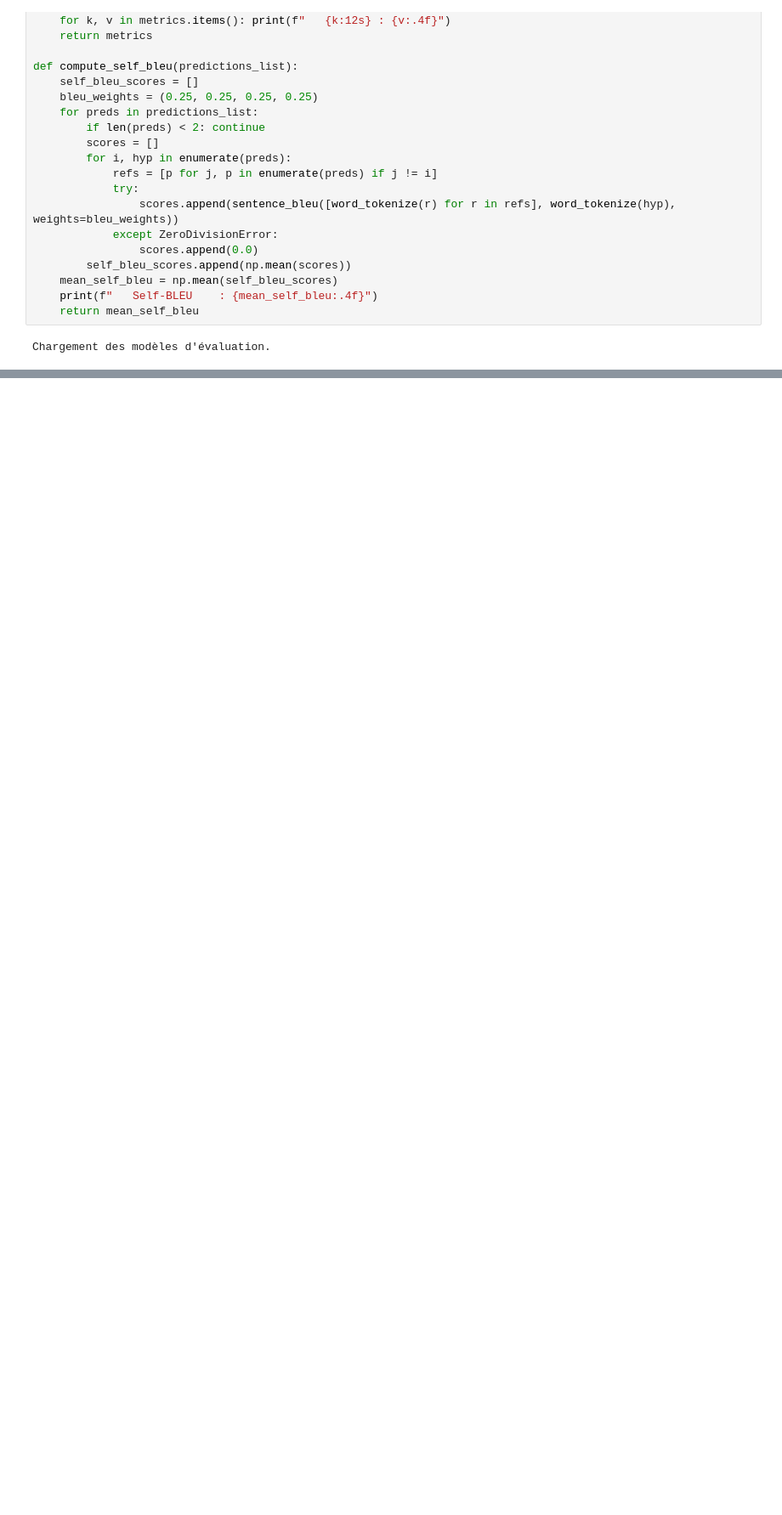
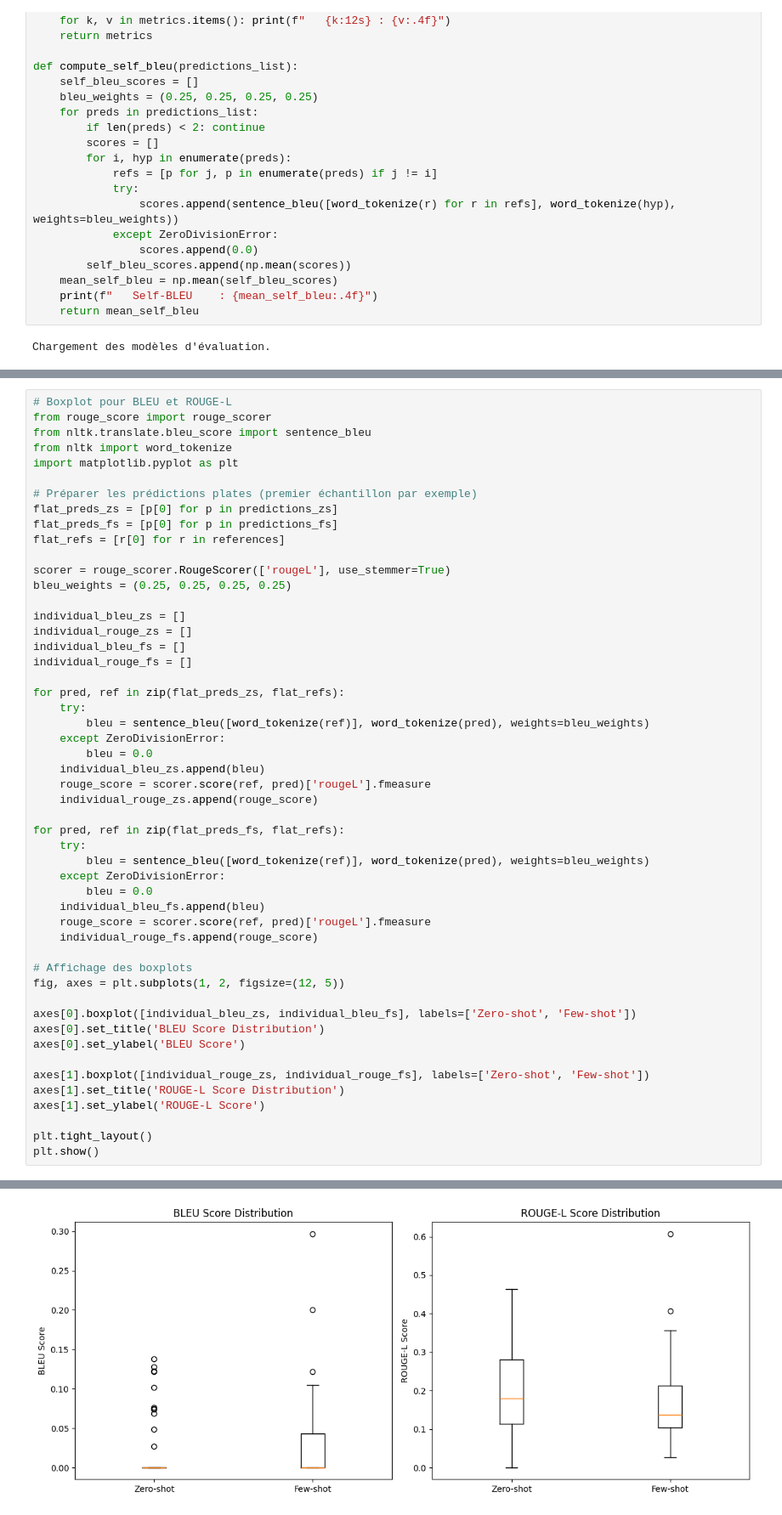
Before and after one commit to baynaz/Masked-Diffusion-Language-Models-for-Structured-to-Text-Generation-Tabular-Data, a Jupyter notebook: notebooks/step3_Dllm.ipynb, the cells around one changed output, grey strips where cells are left out. Shown at 85% size. Cells and saved outputs as stored; diff of their text form; blank space fills up the shorter version.

```diff
--- a/notebooks/step3_Dllm.ipynb
+++ b/notebooks/step3_Dllm.ipynb
@@ -572,0 +616,52 @@ Graphique sauvegardé sur le Google Drive (graphique_mdlm_comparaison.png)
+# %%
+# Boxplot pour BLEU et ROUGE-L
+from rouge_score import rouge_scorer
+from nltk.translate.bleu_score import sentence_bleu
+from nltk import word_tokenize
+import matplotlib.pyplot as plt
+
+# Préparer les prédictions plates (premier échantillon par exemple)
+flat_preds_zs = [p[0] for p in predictions_zs]
+flat_preds_fs = [p[0] for p in predictions_fs]
+flat_refs = [r[0] for r in references]
+
+scorer = rouge_scorer.RougeScorer(['rougeL'], use_stemmer=True)
+bleu_weights = (0.25, 0.25, 0.25, 0.25)
+
+individual_bleu_zs = []
+individual_rouge_zs = []
+individual_bleu_fs = []
+individual_rouge_fs = []
+
+for pred, ref in zip(flat_preds_zs, flat_refs):
+    try:
+        bleu = sentence_bleu([word_tokenize(ref)], word_tokenize(pred), weights=bleu_weights)
+    except ZeroDivisionError:
+        bleu = 0.0
+    individual_bleu_zs.append(bleu)
+    rouge_score = scorer.score(ref, pred)['rougeL'].fmeasure
+    individual_rouge_zs.append(rouge_score)
+
+for pred, ref in zip(flat_preds_fs, flat_refs):
+    try:
+        bleu = sentence_bleu([word_tokenize(ref)], word_tokenize(pred), weights=bleu_weights)
+    except ZeroDivisionError:
+        bleu = 0.0
+    individual_bleu_fs.append(bleu)
+    rouge_score = scorer.score(ref, pred)['rougeL'].fmeasure
+    individual_rouge_fs.append(rouge_score)
+
+# Affichage des boxplots
+fig, axes = plt.subplots(1, 2, figsize=(12, 5))
+
+axes[0].boxplot([individual_bleu_zs, individual_bleu_fs], labels=['Zero-shot', 'Few-shot'])
+axes[0].set_title('BLEU Score Distribution')
+axes[0].set_ylabel('BLEU Score')
+
+axes[1].boxplot([individual_rouge_zs, individual_rouge_fs], labels=['Zero-shot', 'Few-shot'])
+axes[1].set_title('ROUGE-L Score Distribution')
+axes[1].set_ylabel('ROUGE-L Score')
+
+plt.tight_layout()
+plt.show()
+# %% [output]
@@ -572,0 +683 @@ Graphique sauvegardé sur le Google Drive (graphique_mdlm_comparaison.png)
+[figure, added]
```
Also changed, not shown: parts of 40 cells of this notebook, 14 other files.
